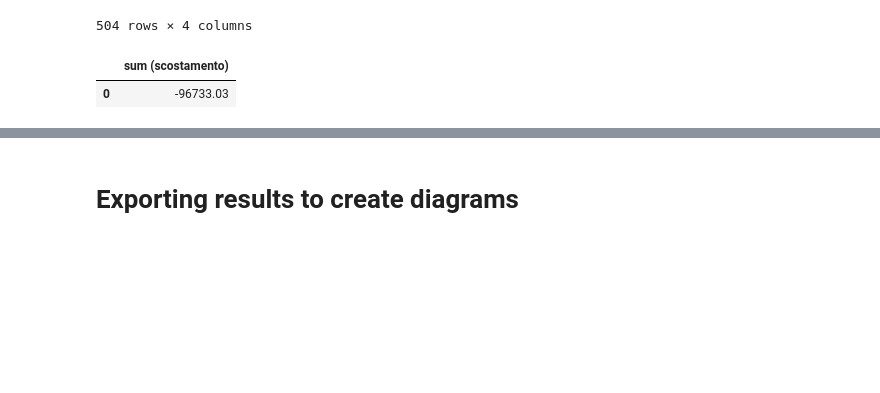
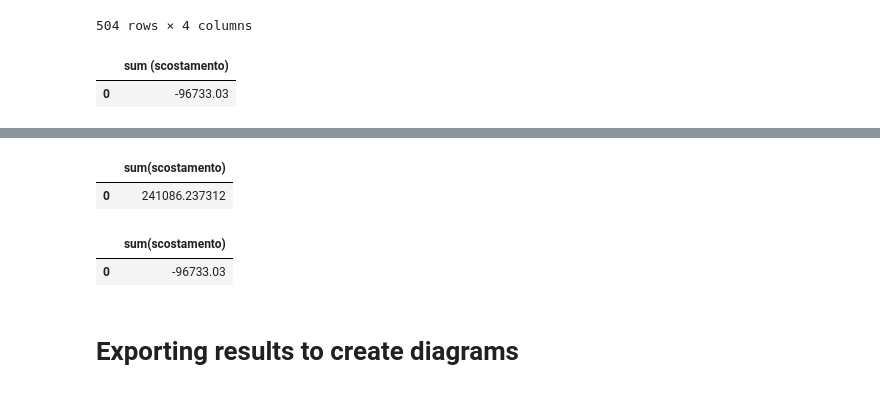
Before and after one commit to VinciGit00/SCGProject, a Jupyter notebook: Datasets/DataElaboration/Granularity.ipynb, the cells around one changed output, grey strips where cells are left out. Cells and saved outputs as stored; diff of their text form; code cells hidden in the pictures; blank space fills up the shorter version.

```diff
--- a/Datasets/DataElaboration/Granularity.ipynb
+++ b/Datasets/DataElaboration/Granularity.ipynb
@@ -414,3 +483,14 @@ sqldf('select sum (scostamento) from scostamentoConsumiArt')
+# %%
+tempPrezzo = sqldf('select sum(scostamento) from scostamentoConsumiArtPrezzo')
+tempPrezzo
+# %% [output]
+|  | sum(scostamento) |
+| 0 | 241086.237312 |
+# %%
+tempImpiego+tempPrezzo # scostamento totale remains consistent!!! :)
+# %% [output]
+|  | sum(scostamento) |
+| 0 | -96733.03 |
 # %% [markdown]
 # Exporting results to create diagrams
 # %% [markdown]
```
Also changed, not shown: parts of 10 cells of this notebook.
